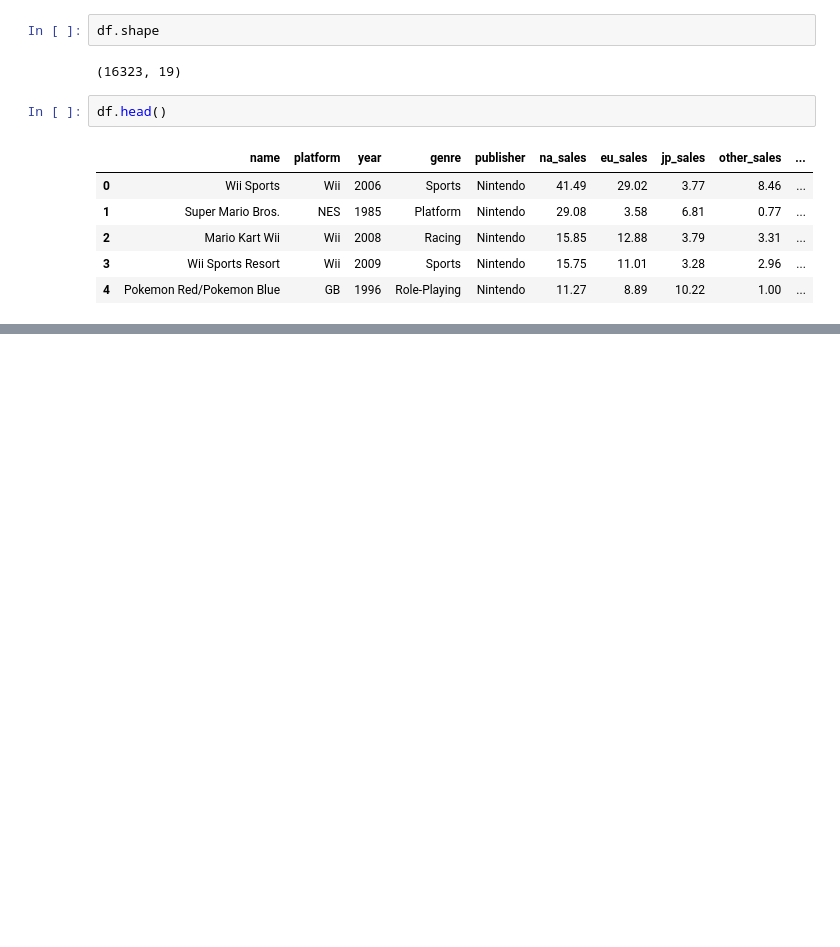
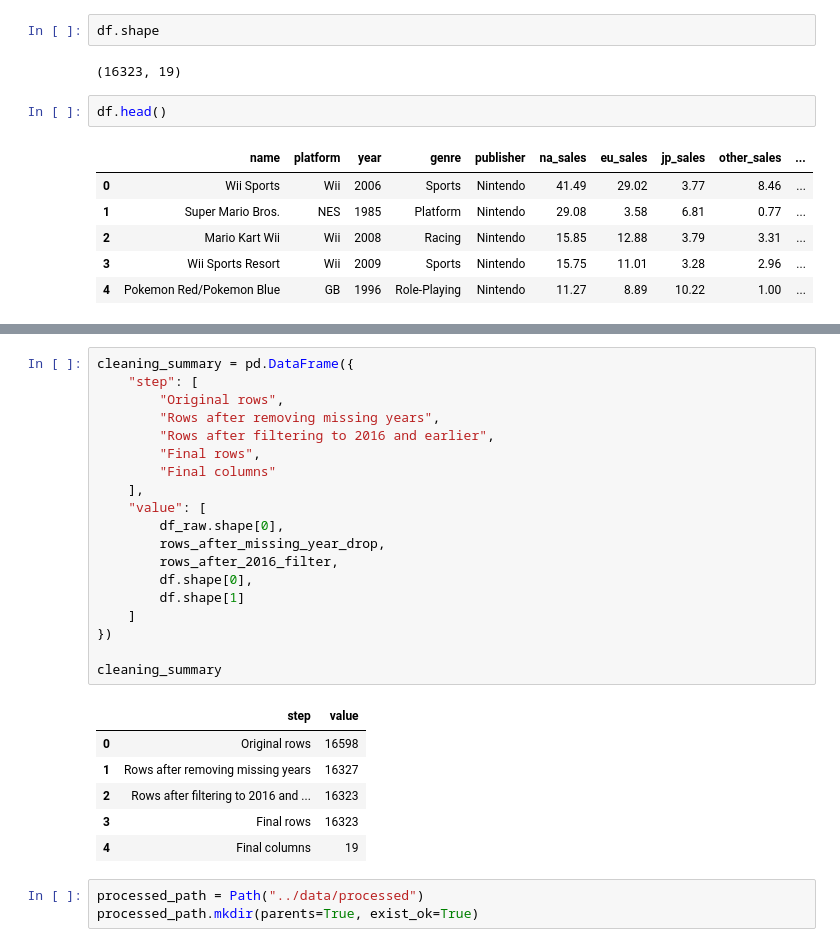
Before and after one commit to tylernsocial/data-analysis-on-the-videogame-industry, a Jupyter notebook: notebooks/01_data_cleaning.ipynb, the cells around one changed output, grey strips where cells are left out. Drawn from its saved outputs; the diff is of its cells as text; blank space fills up the shorter version.

Commit message:
Add cleaning summary and save cleaned dataset for analysis

```diff
--- a/notebooks/01_data_cleaning.ipynb
+++ b/notebooks/01_data_cleaning.ipynb
@@ -379,3 +379,32 @@ df.describe()
 | 50% | 2007.000000 | 0.080000 | 0.020000 | 0.000000 | 0.010000 | 0.170000 | 0.170000 | ... |
 | 75% | 2010.000000 | 0.240000 | 0.110000 | 0.040000 | 0.040000 | 0.480000 | 0.480000 | ... |
 | max | 2016.000000 | 41.490000 | 29.020000 | 10.220000 | 10.570000 | 82.740000 | 82.740000 | ... |
+# %%
+cleaning_summary = pd.DataFrame({
+    "step": [
+        "Original rows",
+        "Rows after removing missing years",
+        "Rows after filtering to 2016 and earlier",
+        "Final rows",
+        "Final columns"
+    ],
+    "value": [
+        df_raw.shape[0],
+        rows_after_missing_year_drop,
+        rows_after_2016_filter,
+        df.shape[0],
+        df.shape[1]
+    ]
+})
+
+cleaning_summary
+# %% [output]
+|  | step | value |
+| 0 | Original rows | 16598 |
+| 1 | Rows after removing missing years | 16327 |
+| 2 | Rows after filtering to 2016 and ... | 16323 |
+| 3 | Final rows | 16323 |
+| 4 | Final columns | 19 |
+# %%
+processed_path = Path("../data/processed")
+processed_path.mkdir(parents=True, exist_ok=True)
```
Also changed, not shown: parts of 3 cells of this notebook, 1 other file.
